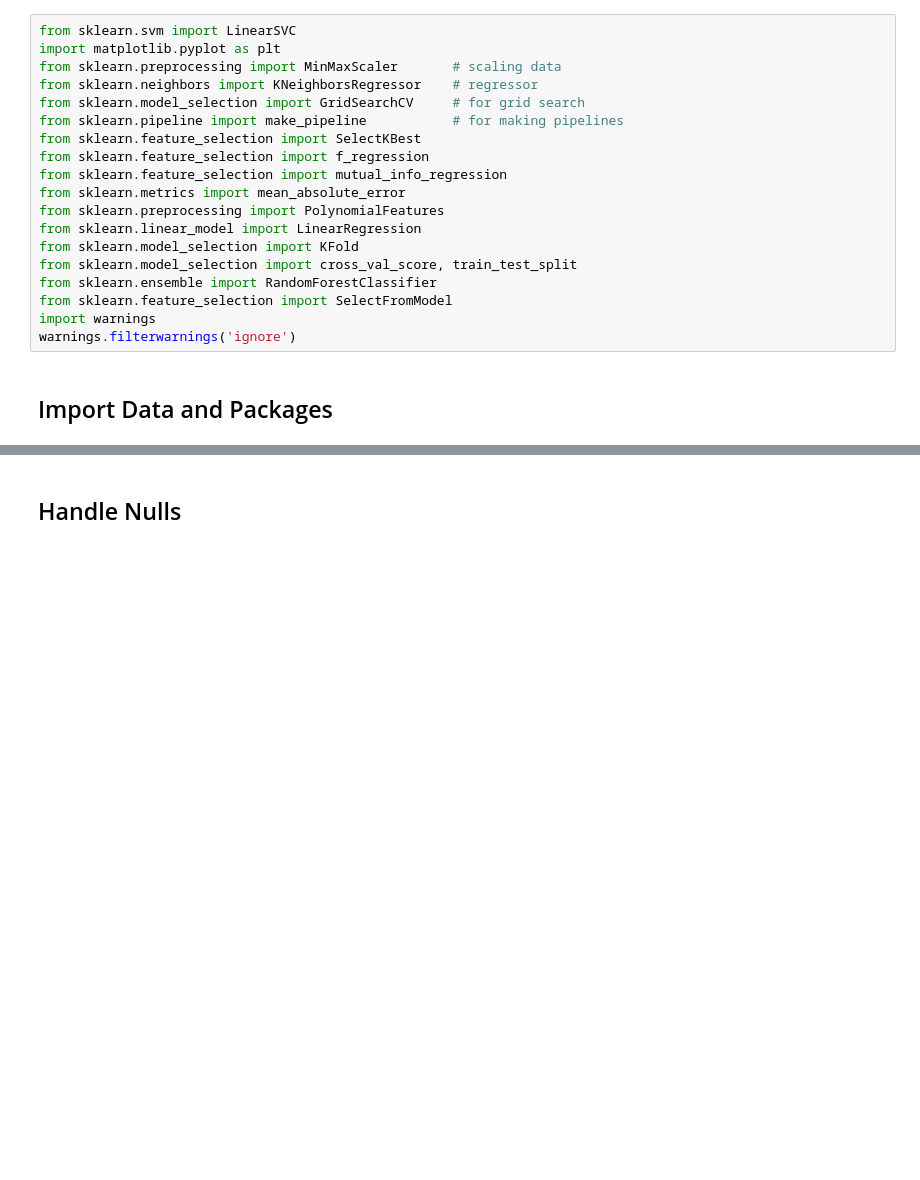
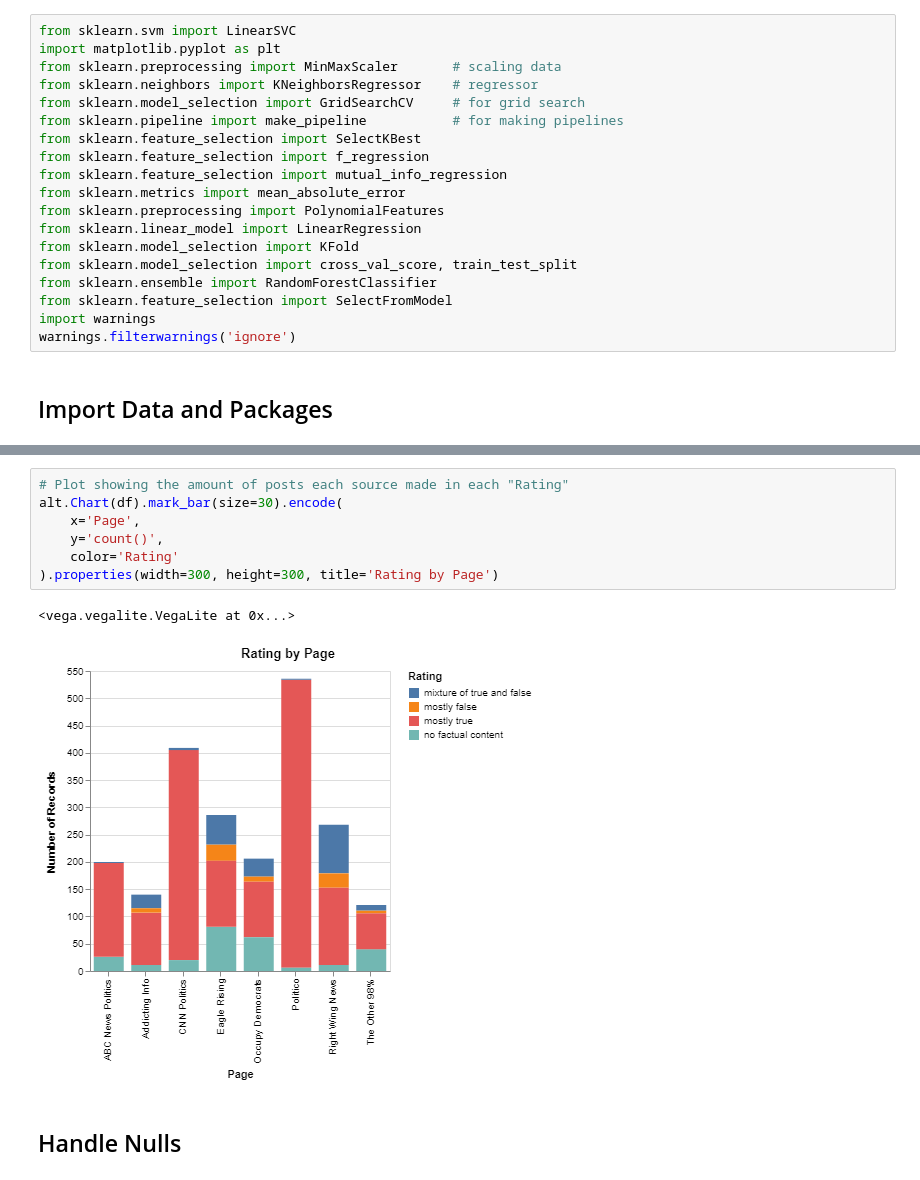
Before and after one commit to bfranzen1-zz/INFO370FINAL, a Jupyter notebook: LinearSVC.ipynb, the cells around one changed output, grey strips where cells are left out. Saved outputs shown, nothing was run; the diff lists cells and outputs as text; blank space fills up the shorter version.

Commit message:
Add graph to lSVC

```diff
--- a/LinearSVC.ipynb
+++ b/LinearSVC.ipynb
@@ -58,6 +60,16 @@ model_data = pd.get_dummies(model_data)
 df_target=model_data['Rating']
 df_dropped=model_data
 df_dropped=df_dropped.drop(columns=['Rating'])
+# %%
+# Plot showing the amount of posts each source made in each "Rating"
+alt.Chart(df).mark_bar(size=30).encode(
+    x='Page',
+    y='count()',
+    color='Rating'
+).properties(width=300, height=300, title='Rating by Page')
+# %% [output]
+<vega.vegalite.VegaLite at 0x...>
+[figure, added]
 # %% [markdown]
 ## Handle Nulls
 # %%
```
Also changed, not shown: parts of 2 cells of this notebook, 1 other file.
